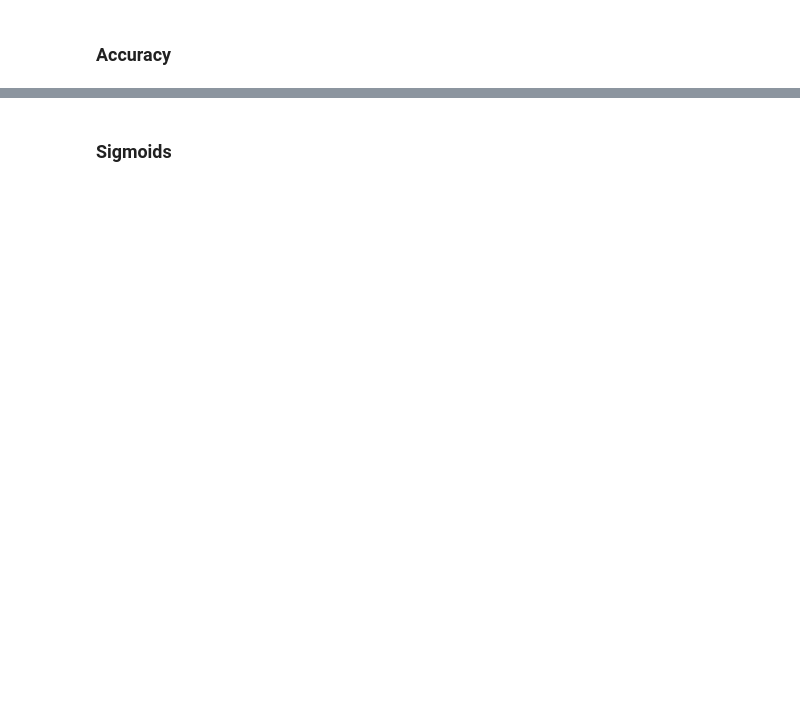
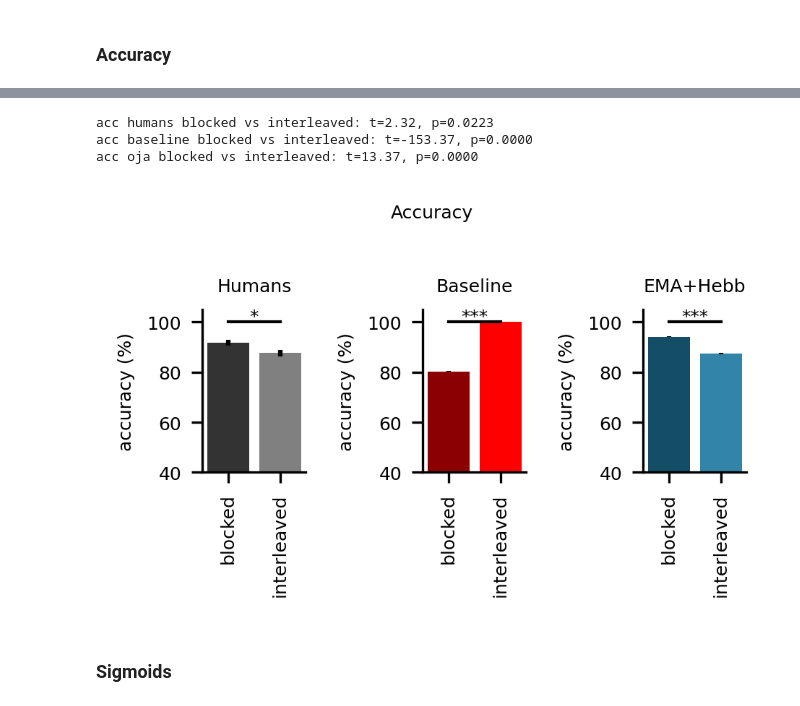
Before and after one commit to summerfieldlab/Flesch_Nagy_etal_HebbCL, a Jupyter notebook: notebooks/paper_figures_scratchpad.ipynb, the cells around one changed output, grey strips where cells are left out. Drawn from its saved outputs; the diff is of its cells as text; code cells hidden in the pictures; blank space fills up the shorter version.

```diff
--- a/notebooks/paper_figures_scratchpad.ipynb
+++ b/notebooks/paper_figures_scratchpad.ipynb
@@ -438,3 +275,10 @@ plt.tight_layout()
+# %%
+plotting.plot_modelcomparison_accuracy()
+# %% [output]
+acc humans blocked vs interleaved: t=2.32, p=0.0223
+acc baseline blocked vs interleaved: t=-153.37, p=0.0000
+acc oja blocked vs interleaved: t=13.37, p=0.0000
+[figure, added]
 # %% [markdown]
 ### Sigmoids
 # %%
```
Also changed, not shown: parts of 15 cells of this notebook.
